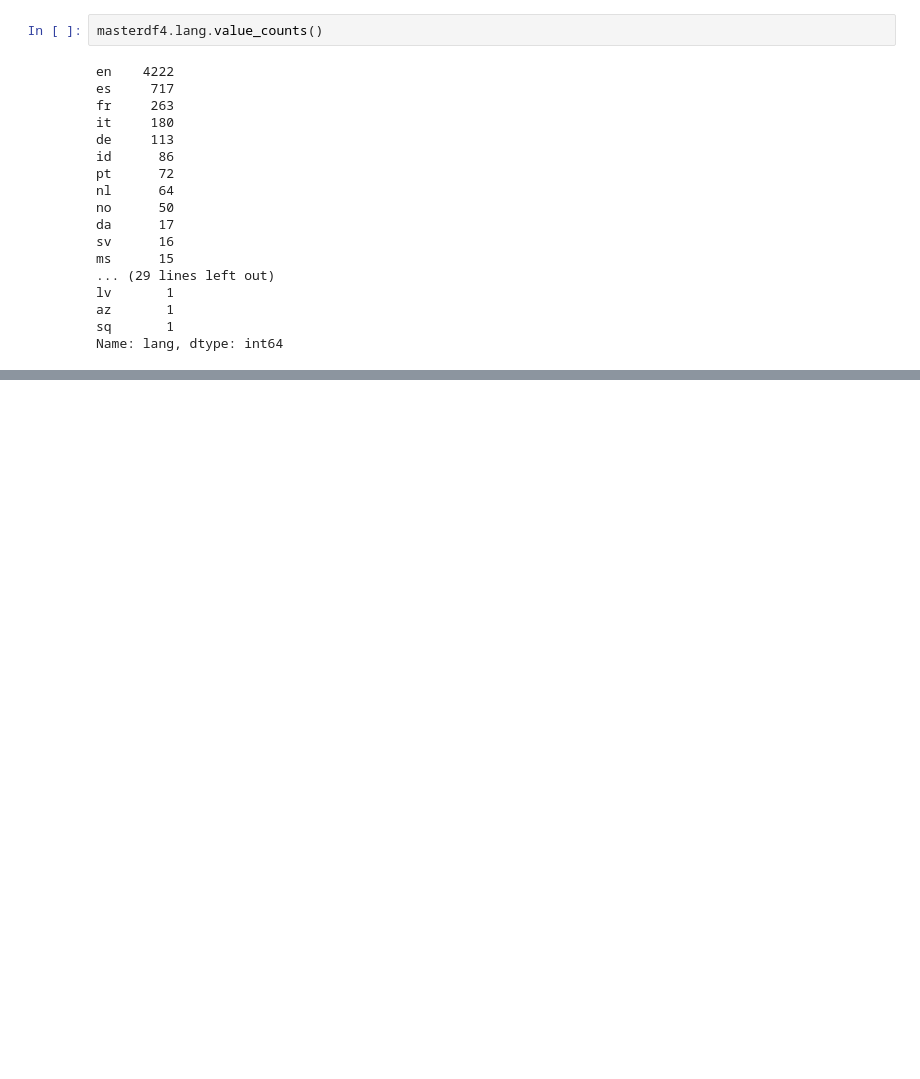
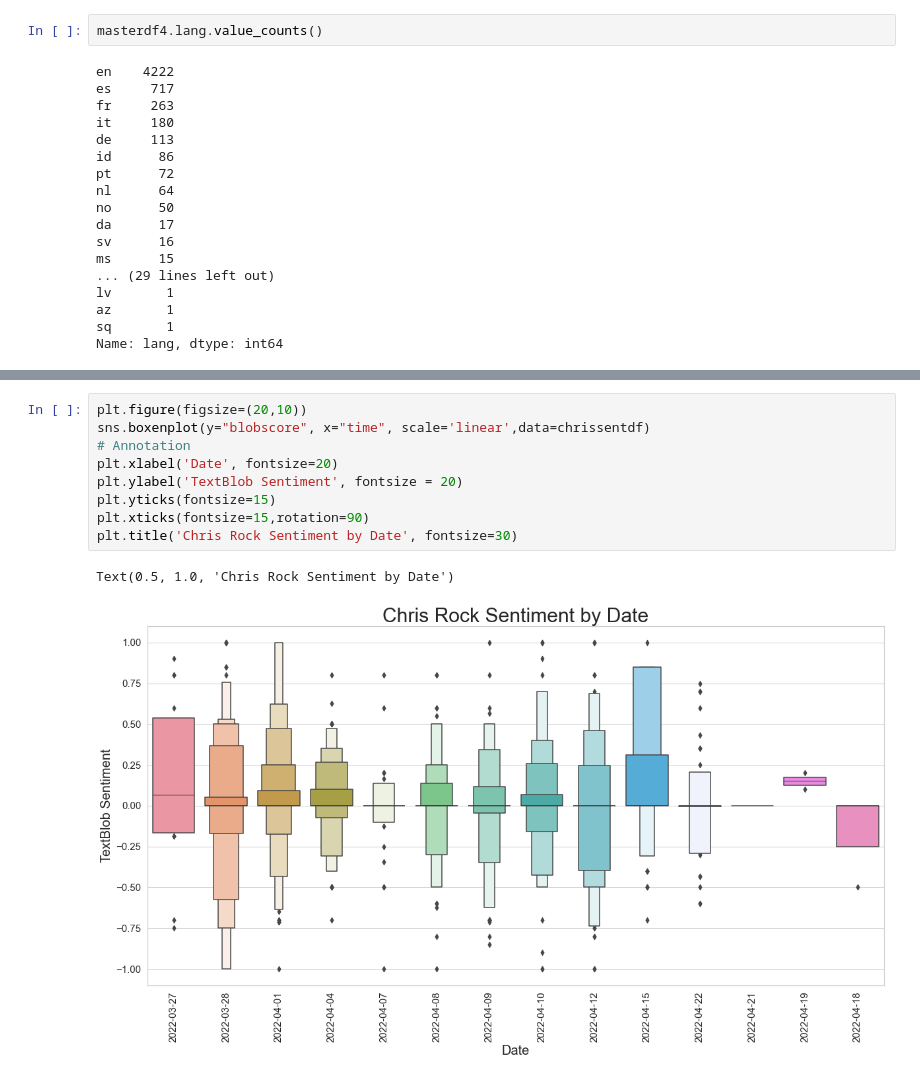
Before and after one commit to StockJanitor/Project43_Twitter, a Jupyter notebook: Project43_Twitter.ipynb, the cells around one changed output, grey strips where cells are left out. Saved outputs shown, nothing was run; the diff lists cells and outputs as text; blank space fills up the shorter version.

```diff
--- a/Project43_Twitter.ipynb
+++ b/Project43_Twitter.ipynb
@@ -636,0 +764,12 @@ Name: lang, dtype: int64
+# %%
+plt.figure(figsize=(20,10))
+sns.boxenplot(y="blobscore", x="time", scale='linear',data=chrissentdf)
+# Annotation
+plt.xlabel('Date', fontsize=20)
+plt.ylabel('TextBlob Sentiment', fontsize = 20)
+plt.yticks(fontsize=15)
+plt.xticks(fontsize=15,rotation=90)
+plt.title('Chris Rock Sentiment by Date', fontsize=30)
+# %% [output]
+Text(0.5, 1.0, 'Chris Rock Sentiment by Date')
+[figure, added]
```
Also changed, not shown: parts of 18 cells of this notebook, 1 other file.
